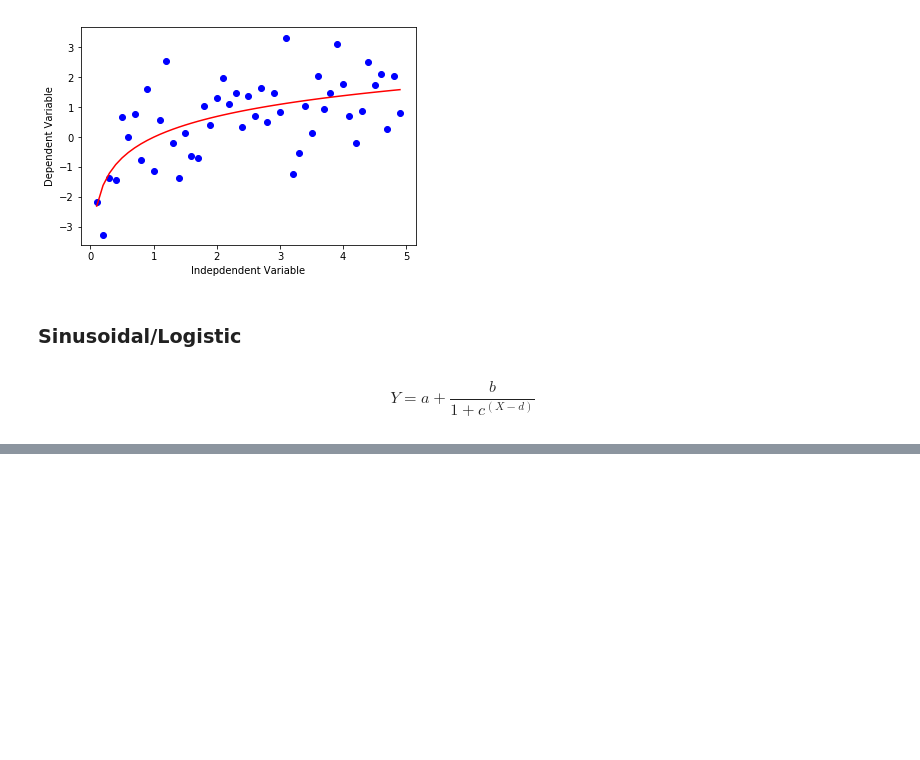
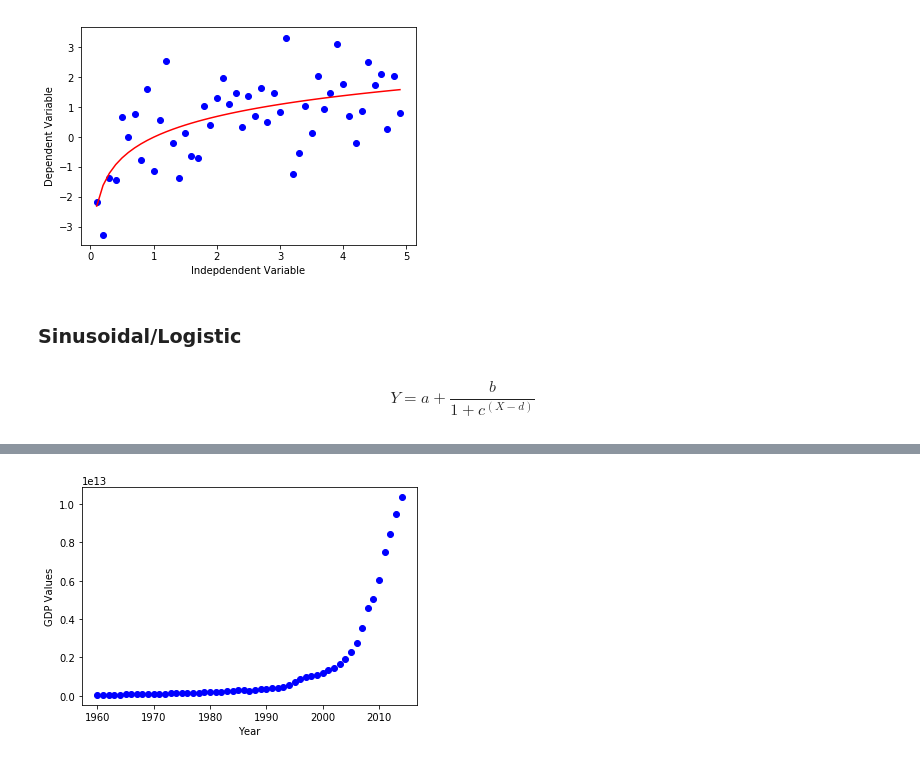
Before and after one commit to infiniteoverflow/Regressions, a Jupyter notebook: Regressions.ipynb, the cells around one changed output, grey strips where cells are left out. Drawn from its saved outputs; the diff is of its cells as text; code cells hidden in the pictures; blank space fills up the shorter version.

```diff
--- a/Regressions.ipynb
+++ b/Regressions.ipynb
@@ -516,0 +522,9 @@ plt.show()
+# %%
+import numpy as np
+import pandas as pd
+
+#downloading dataset
+!wget -nv -O china_gdp.csv https://s3-api.us-geo.objectstorage.softlayer.net/cf-courses-data/CognitiveClass/ML0101ENv3/labs/china_gdp.csv
+
+df = pd.read_csv("china_gdp.csv")
+df.head(10)
@@ -516,0 +544,6 @@ plt.show()
+# %%
+# Now we will define the datasets for the x_axis and the y_axis
+
+x_data, y_data = (df["Year"].values, df["Value"].values)
+
+x,y
@@ -516,0 +568,9 @@ plt.show()
+# %%
+# Now we will visualize the dataset
+
+plt.scatter(x_data,y_data,color='blue')
+plt.xlabel('Year')
+plt.ylabel('GDP Values')
+plt.show()
+# %% [output]
+[figure, added]
```
Also changed, not shown: parts of 15 cells of this notebook, 1 other file.
